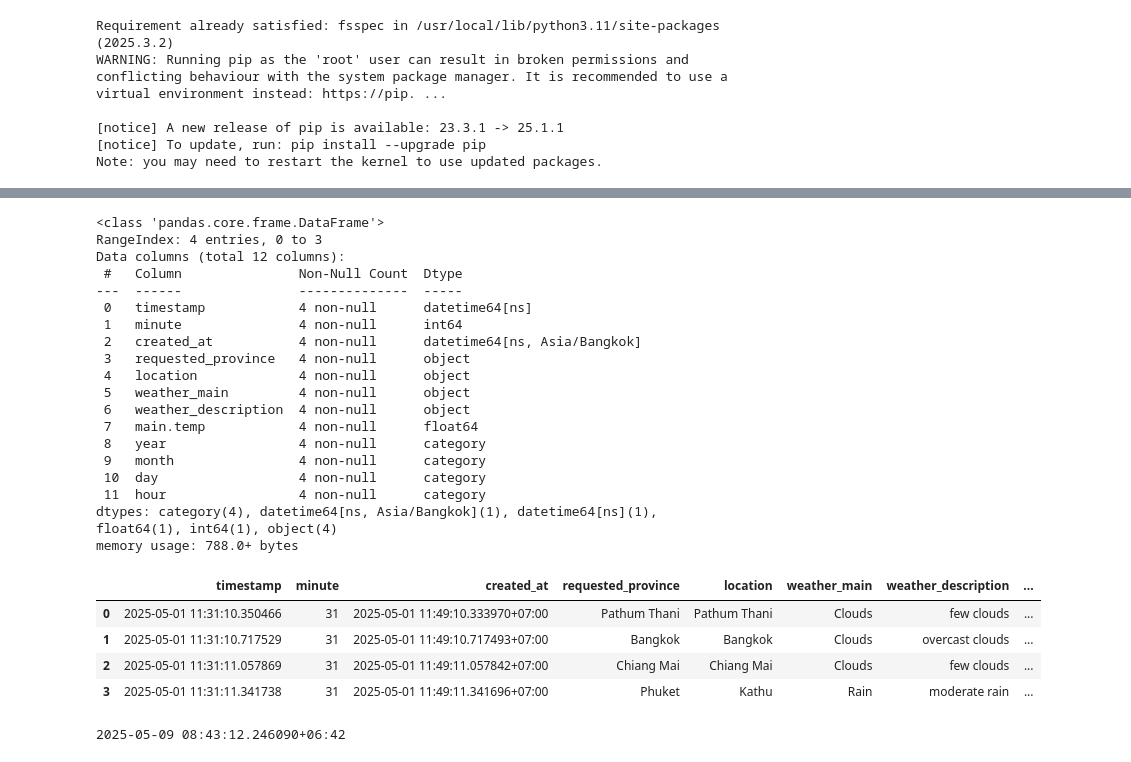
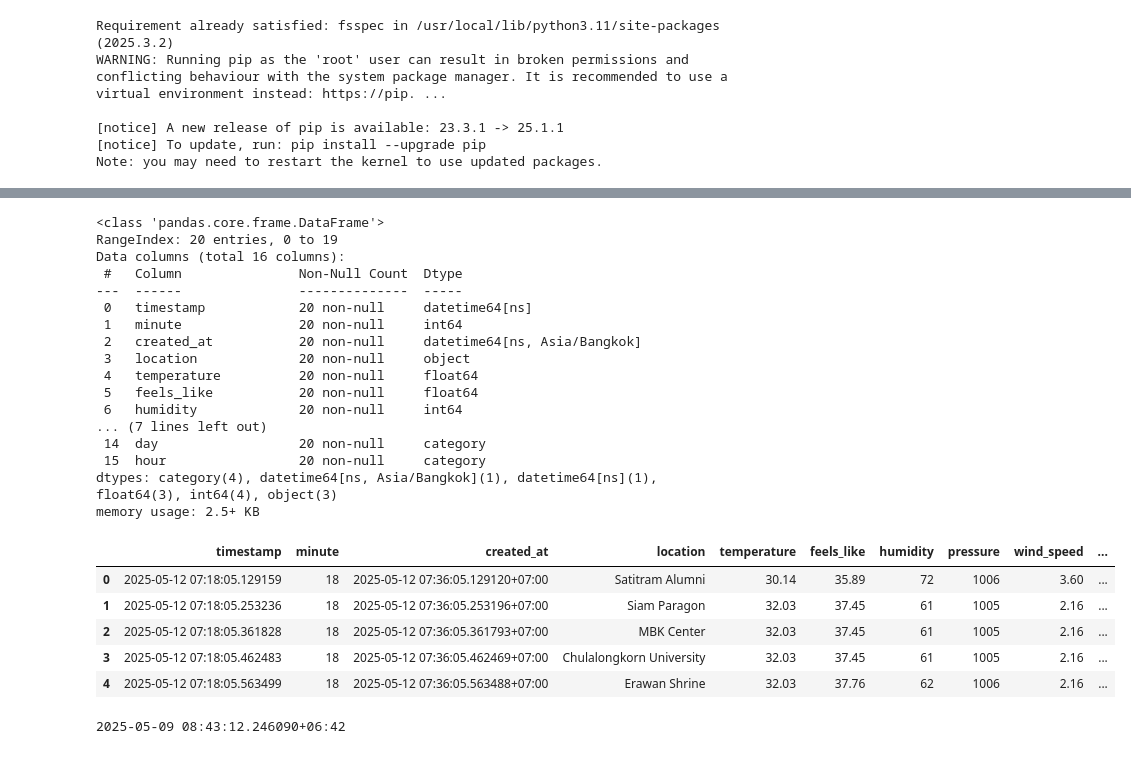
Before and after one commit to Waranit-tec/dsi321_2025, a Jupyter notebook: tutorial07/work/tutorial06.ipynb, the cells around one changed output, grey strips where cells are left out. Cells and saved outputs as stored; diff of their text form; code cells hidden in the pictures.

```diff
--- a/tutorial07/work/tutorial06.ipynb
+++ b/tutorial07/work/tutorial06.ipynb
@@ -308,37 +356,36 @@ memory usage: 336.0+ KB
 # %%
-path_single_partition = 's3a://weather/main/weather.parquet/year=2025/month=5/day=1/hour=11/8aeb52f0592d41f08e38c309edb03084-0.parquet'
+path_single_partition = 's3a://weather/main/weather.parquet/year=2025/month=5/day=12/hour=7/3ad546f6861a49d9b6b5c65ca7f70b39-0.parquet'
 
 df2=pd.read_parquet(
     path=path_single_partition,
     storage_options=storage_options,
 )
 df2.info()
 df2.head()
 # %% [output]
 <class 'pandas.core.frame.DataFrame'>
-RangeIndex: 4 entries, 0 to 3
-Data columns (total 12 columns):
+RangeIndex: 20 entries, 0 to 19
+Data columns (total 16 columns):
  #   Column               Non-Null Count  Dtype
 ---  ------               --------------  -----
- 0   timestamp            4 non-null      datetime64[ns]
- 1   minute               4 non-null      int64
- 2   created_at           4 non-null      datetime64[ns, Asia/Bangkok]
- 3   requested_province   4 non-null      object
- 4   location             4 non-null      object
- 5   weather_main         4 non-null      object
- 6   weather_description  4 non-null      object
- 7   main.temp            4 non-null      float64
- 8   year                 4 non-null      category
- 9   month                4 non-null      category
- 10  day                  4 non-null      category
- 11  hour                 4 non-null      category
-dtypes: category(4), datetime64[ns, Asia/Bangkok](1), datetime64[ns](1), float64(1), int64(1), object(4)
-memory usage: 788.0+ bytes
+ 0   timestamp            20 non-null     datetime64[ns]
+ 1   minute               20 non-null     int64
+ 2   created_at           20 non-null     datetime64[ns, Asia/Bangkok]
+ 3   location             20 non-null     object
+ 4   temperature          20 non-null     float64
+ 5   feels_like           20 non-null     float64
+ 6   humidity             20 non-null     int64
+... (7 lines left out)
+ 14  day                  20 non-null     category
+ 15  hour                 20 non-null     category
+dtypes: category(4), datetime64[ns, Asia/Bangkok](1), datetime64[ns](1), float64(3), int64(4), object(3)
+memory usage: 2.5+ KB
-|  | timestamp | minute | created_at | requested_province | location | weather_main | weather_description | ... |
-| 0 | 2025-05-01 11:31:10.350466 | 31 | 2025-05-01 11:49:10.333970+07:00 | Pathum Thani | Pathum Thani | Clouds | few clouds | ... |
-| 1 | 2025-05-01 11:31:10.717529 | 31 | 2025-05-01 11:49:10.717493+07:00 | Bangkok | Bangkok | Clouds | overcast clouds | ... |
-| 2 | 2025-05-01 11:31:11.057869 | 31 | 2025-05-01 11:49:11.057842+07:00 | Chiang Mai | Chiang Mai | Clouds | few clouds | ... |
-| 3 | 2025-05-01 11:31:11.341738 | 31 | 2025-05-01 11:49:11.341696+07:00 | Phuket | Kathu | Rain | moderate rain | ... |
+|  | timestamp | minute | created_at | location | temperature | feels_like | humidity | pressure | wind_speed | ... |
+| 0 | 2025-05-12 07:18:05.129159 | 18 | 2025-05-12 07:36:05.129120+07:00 | Satitram Alumni | 30.14 | 35.89 | 72 | 1006 | 3.60 | ... |
+| 1 | 2025-05-12 07:18:05.253236 | 18 | 2025-05-12 07:36:05.253196+07:00 | Siam Paragon | 32.03 | 37.45 | 61 | 1005 | 2.16 | ... |
+| 2 | 2025-05-12 07:18:05.361828 | 18 | 2025-05-12 07:36:05.361793+07:00 | MBK Center | 32.03 | 37.45 | 61 | 1005 | 2.16 | ... |
+| 3 | 2025-05-12 07:18:05.462483 | 18 | 2025-05-12 07:36:05.462469+07:00 | Chulalongkorn University | 32.03 | 37.45 | 61 | 1005 | 2.16 | ... |
+| 4 | 2025-05-12 07:18:05.563499 | 18 | 2025-05-12 07:36:05.563488+07:00 | Erawan Shrine | 32.03 | 37.76 | 62 | 1006 | 2.16 | ... |
 # %%
 print(dt)
 # %% [output]
```
Also changed, not shown: parts of 20 cells of this notebook.
